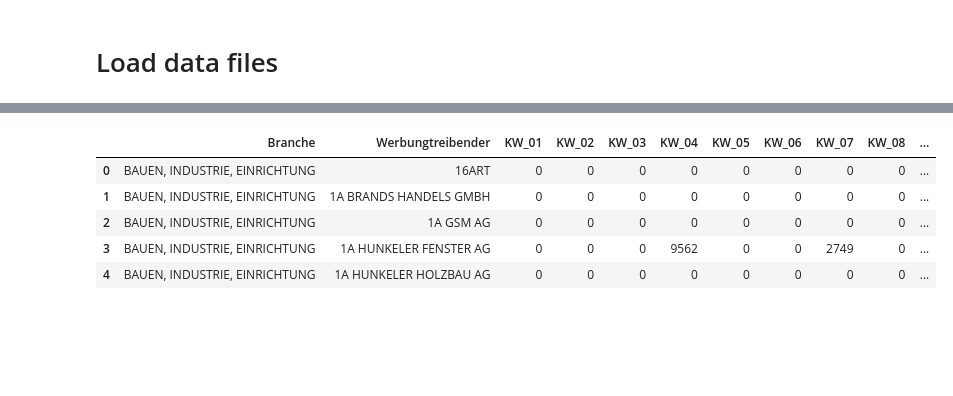
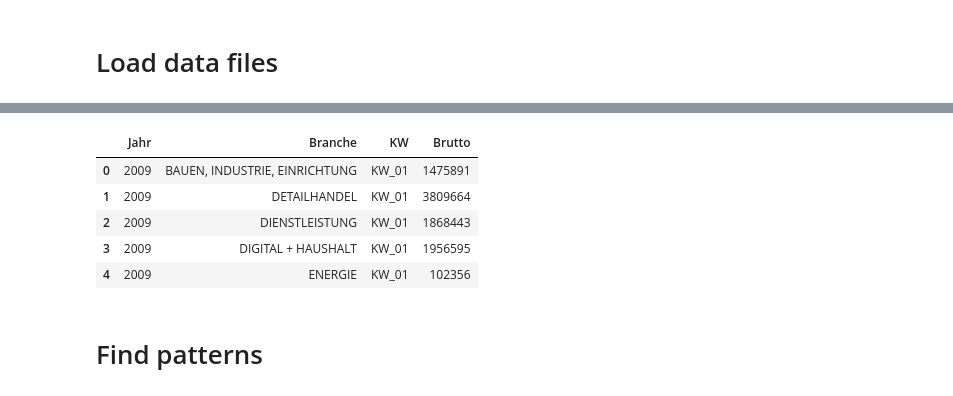
Before and after one commit to apgsga-stc/PredictiveAnalyticsPython, a Jupyter notebook: mediafocus/mf_explore.ipynb, the cells around one changed output, grey strips where cells are left out. Drawn from its saved outputs; the diff is of its cells as text; code cells hidden in the pictures; blank space fills up the shorter version.

```diff
--- a/mediafocus/mf_explore.ipynb
+++ b/mediafocus/mf_explore.ipynb
@@ -62,9 +59,11 @@ with project_dir("MediaFocus"):
 # %%
-br_wbt_kw.head()
+br_kw.head()
 # %% [output]
-|  | Branche | Werbungtreibender | KW_01 | KW_02 | KW_03 | KW_04 | KW_05 | KW_06 | KW_07 | KW_08 | ... |
-| 0 | BAUEN, INDUSTRIE, EINRICHTUNG | 16ART | 0 | 0 | 0 | 0 | 0 | 0 | 0 | 0 | ... |
-| 1 | BAUEN, INDUSTRIE, EINRICHTUNG | 1A BRANDS HANDELS GMBH | 0 | 0 | 0 | 0 | 0 | 0 | 0 | 0 | ... |
-| 2 | BAUEN, INDUSTRIE, EINRICHTUNG | 1A GSM AG | 0 | 0 | 0 | 0 | 0 | 0 | 0 | 0 | ... |
-| 3 | BAUEN, INDUSTRIE, EINRICHTUNG | 1A HUNKELER FENSTER AG | 0 | 0 | 0 | 9562 | 0 | 0 | 2749 | 0 | ... |
-| 4 | BAUEN, INDUSTRIE, EINRICHTUNG | 1A HUNKELER HOLZBAU AG | 0 | 0 | 0 | 0 | 0 | 0 | 0 | 0 | ... |
+|  | Jahr | Branche | KW | Brutto |
+| 0 | 2009 | BAUEN, INDUSTRIE, EINRICHTUNG | KW_01 | 1475891 |
+| 1 | 2009 | DETAILHANDEL | KW_01 | 3809664 |
+| 2 | 2009 | DIENSTLEISTUNG | KW_01 | 1868443 |
+| 3 | 2009 | DIGITAL + HAUSHALT | KW_01 | 1956595 |
+| 4 | 2009 | ENERGIE | KW_01 | 102356 |
+# %% [markdown]
+# Find patterns
```
Also changed, not shown: parts of 5 cells of this notebook, 1 other file.
